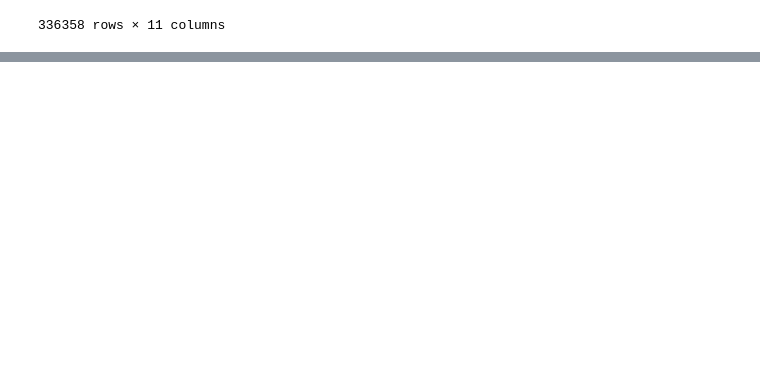
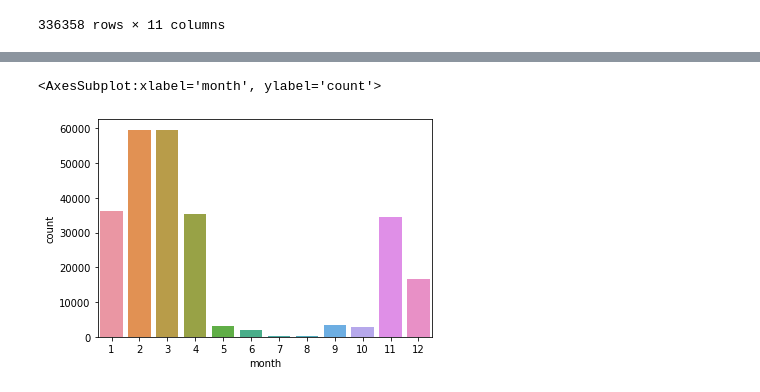
Before and after one commit to IlyaAb/Kaggle, a Jupyter notebook: catchAlice2.ipynb, the cells around one changed output, grey strips where cells are left out. Saved outputs shown, nothing was run; the diff lists cells and outputs as text; code cells hidden in the pictures; blank space fills up the shorter version.

```diff
--- a/catchAlice2.ipynb
+++ b/catchAlice2.ipynb
@@ -123,0 +170,6 @@ DF_Full2Time
+# %%
+#Общий график активности по месяцам, у кого в какой месяц началаст первая сессия
+sns.countplot(x=A_start_mounth.index)
+# %% [output]
+<AxesSubplot:xlabel='month', ylabel='count'>
+[figure, added]
```
Also changed, not shown: parts of 58 cells of this notebook, 4 other files.
